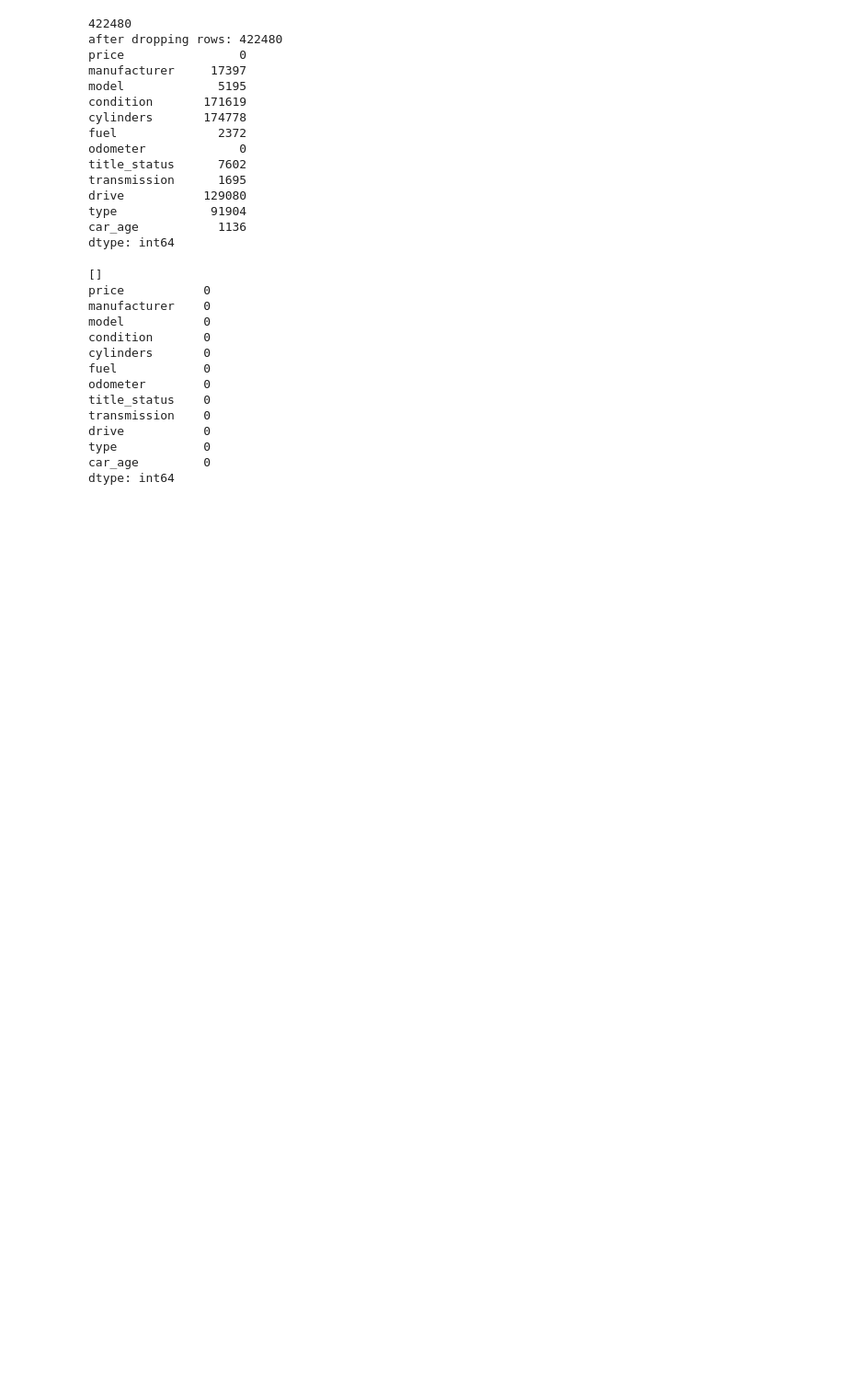
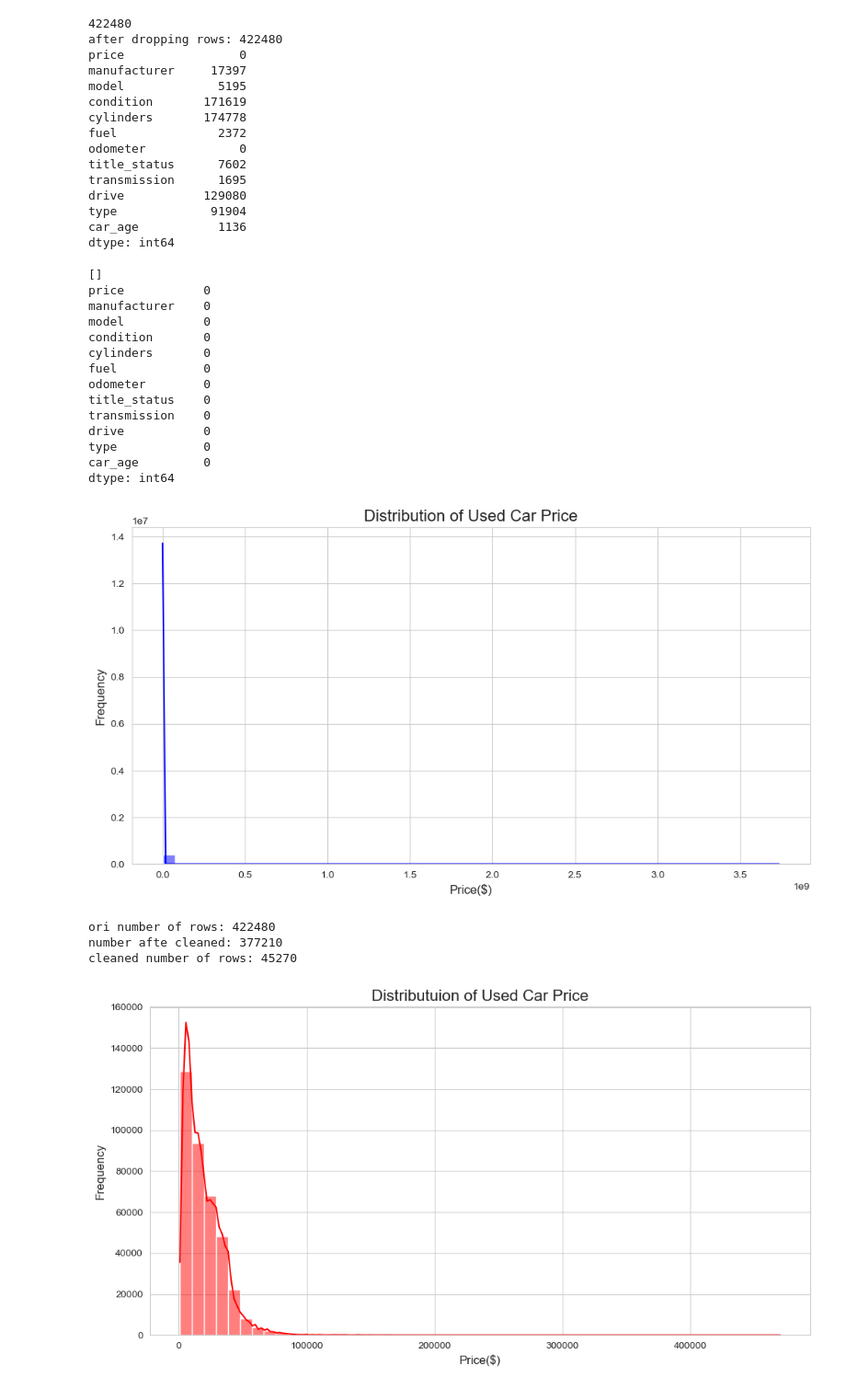
Before and after one commit to ShayneLim/Used_Car_Price_Prediction, a Jupyter notebook: Used_Car_Price_Predictor.ipynb, the cells around one changed output. Shown: that part at 92% size. Drawn from its saved outputs; the diff is of its cells as text; code cells hidden in the pictures; blank space fills up the shorter version.

Commit message:
found distribution for price

```diff
--- a/Used_Car_Price_Predictor.ipynb
+++ b/Used_Car_Price_Predictor.ipynb
@@ -96,3 +96,39 @@ drive           0
 type            0
 car_age         0
 dtype: int64
+# %%
+#EDA
+
+sns.set_style('whitegrid')
+plt.figure(figsize = (12,6))
+sns.histplot(df_cleaned['price'], kde = True, bins = 50, color = 'blue')
+plt.title('Distribution of Used Car Price', fontsize = 16)
+plt.xlabel('Price($)', fontsize = 12)
+plt.ylabel('Frequency', fontsize = 12)
+plt.show()
+
+price_min = 1000
+price_max = 500000
+
+df_filtered = df_cleaned[
+    (df_cleaned['price'] > price_min) &
+    (df_cleaned['price'] < price_max)
+].copy()
+
+print(f'ori number of rows: {len(df_cleaned)}')
+print(f'number afte cleaned: {len(df_filtered)}')
+print(f'cleaned number of rows: {len(df_cleaned)-len(df_filtered)}')
+
+sns.set_style('whitegrid')
+plt.figure(figsize = (12,6))
+sns.histplot(df_filtered['price'], kde = True, bins = 50, color = 'red')
+plt.title('Distributuion of Used Car Price', fontsize = 16)
+plt.xlabel('Price($)', fontsize = 12)
+plt.ylabel('Frequency', fontsize = 12)
+plt.show()
+# %% [output]
+[figure, added]
+ori number of rows: 422480
+number afte cleaned: 377210
+cleaned number of rows: 45270
+[figure, added]
```
